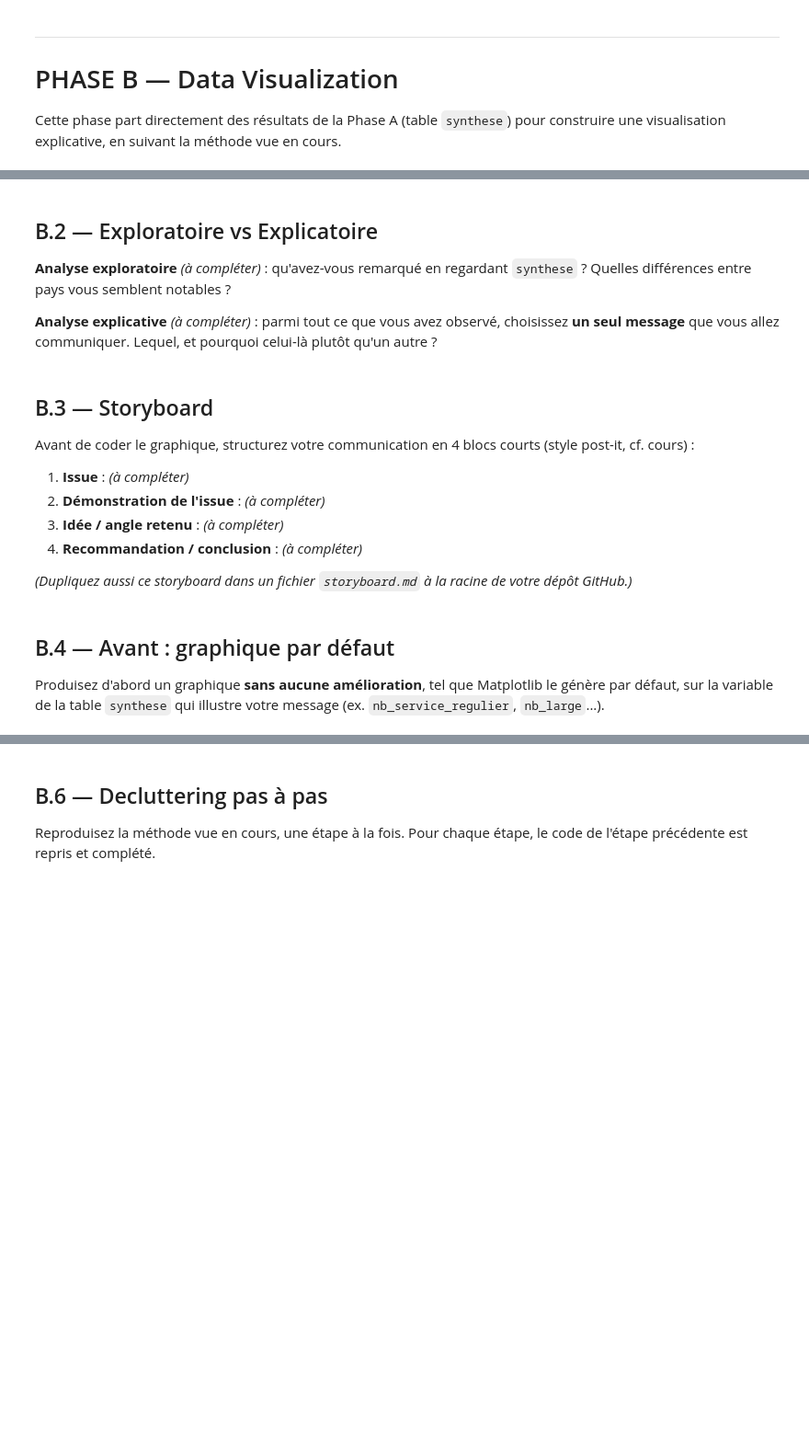
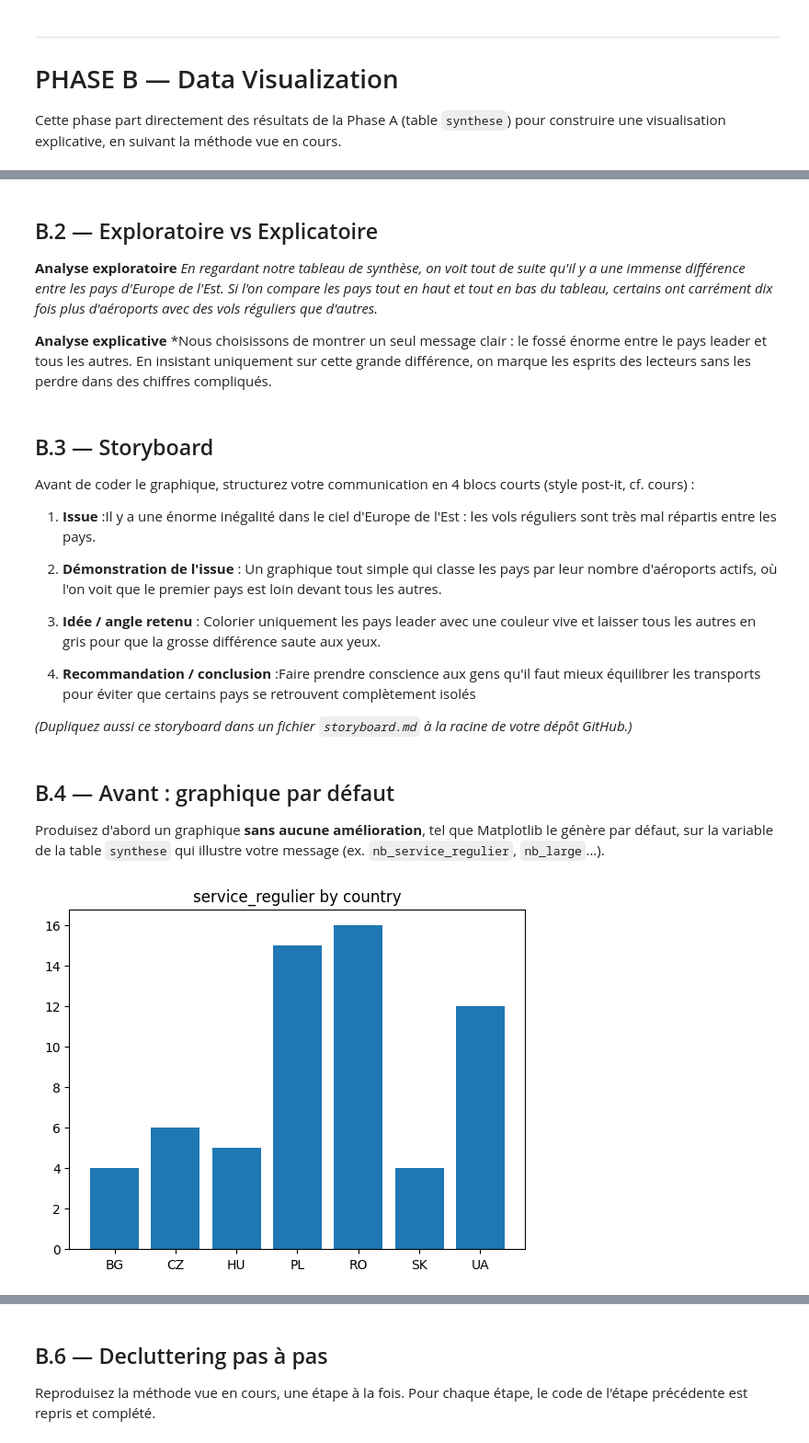
Before and after one commit to ouedraogoahmed210-dev/mini_projet_data_dataviz_partie1, a Jupyter notebook: mini_projet_data_dataviz_partie1.ipynb, the cells around one changed output, grey strips where cells are left out. Shown at 92% size. Drawn from its saved outputs; the diff is of its cells as text; code cells hidden in the pictures; blank space fills up the shorter version.

```diff
--- a/mini_projet_data_dataviz_partie1.ipynb
+++ b/mini_projet_data_dataviz_partie1.ipynb
@@ -259,18 +260,20 @@ Reprenez le scénario qui vous a été assigné à l'Étape 0 et détaillez-le a
 # %% [markdown]
 ## B.2 — Exploratoire vs Explicatoire
 
-**Analyse exploratoire** *(à compléter)* : qu'avez-vous remarqué en regardant `synthese` ? Quelles différences entre pays vous semblent notables ?
+**Analyse exploratoire** *En regardant notre tableau de synthèse, on voit tout de suite qu'il y a une immense différence entre les pays d'Europe de l'Est. Si l'on compare les pays tout en haut et tout en bas du tableau, certains ont carrément dix fois plus d'aéroports avec des vols réguliers que d'autres.*
 
-**Analyse explicative** *(à compléter)* : parmi tout ce que vous avez observé, choisissez **un seul message** que vous allez communiquer. Lequel, et pourquoi celui-là plutôt qu'un autre ?
+**Analyse explicative** *Nous choisissons de montrer un seul message clair : le fossé énorme entre le pays leader et tous les autres. En insistant uniquement sur cette grande différence, on marque les esprits des lecteurs sans les perdre dans des chiffres compliqués.
 # %% [markdown]
 ## B.3 — Storyboard
 
 Avant de coder le graphique, structurez votre communication en 4 blocs courts (style post-it, cf. cours) :
 
-1. **Issue** : *(à compléter)*
-2. **Démonstration de l'issue** : *(à compléter)*
-3. **Idée / angle retenu** : *(à compléter)*
-4. **Recommandation / conclusion** : *(à compléter)*
+1. **Issue** :Il y a une énorme inégalité dans le ciel d'Europe de l'Est : les vols réguliers sont très mal répartis entre les pays.
+
+2. **Démonstration de l'issue** : Un graphique tout simple qui classe les pays par leur nombre d'aéroports actifs, où l'on voit que le premier pays est loin devant tous les autres.
+
+3. **Idée / angle retenu** : Colorier uniquement les pays leader avec une couleur vive et laisser tous les autres en gris pour que la grosse différence saute aux yeux.
+4. **Recommandation / conclusion** :Faire prendre conscience aux gens qu'il faut mieux équilibrer les transports pour éviter que certains pays se retrouvent complètement isolés
 
 *(Dupliquez aussi ce storyboard dans un fichier `storyboard.md` à la racine de votre dépôt GitHub.)*
 # %% [markdown]
@@ -280,13 +283,15 @@ Produisez d'abord un graphique **sans aucune amélioration**, tel que Matplotlib
 # %%
 import matplotlib.pyplot as plt
 
 # TODO : choisissez la colonne de 'synthese' qui illustre votre message
-colonne_a_visualiser = "nb_service_regulier"
+colonne_a_visualiser = "service_regulier"
 
 fig, ax = plt.subplots()
 ax.bar(synthese["country"], synthese[colonne_a_visualiser])
 ax.set_title(f"{colonne_a_visualiser} by country")
 plt.show()
+# %% [output]
+[figure, added]
 # %% [markdown]
 ## B.5 — Choix du graphique (justification)
 
```
Also changed, not shown: parts of 12 cells of this notebook.
